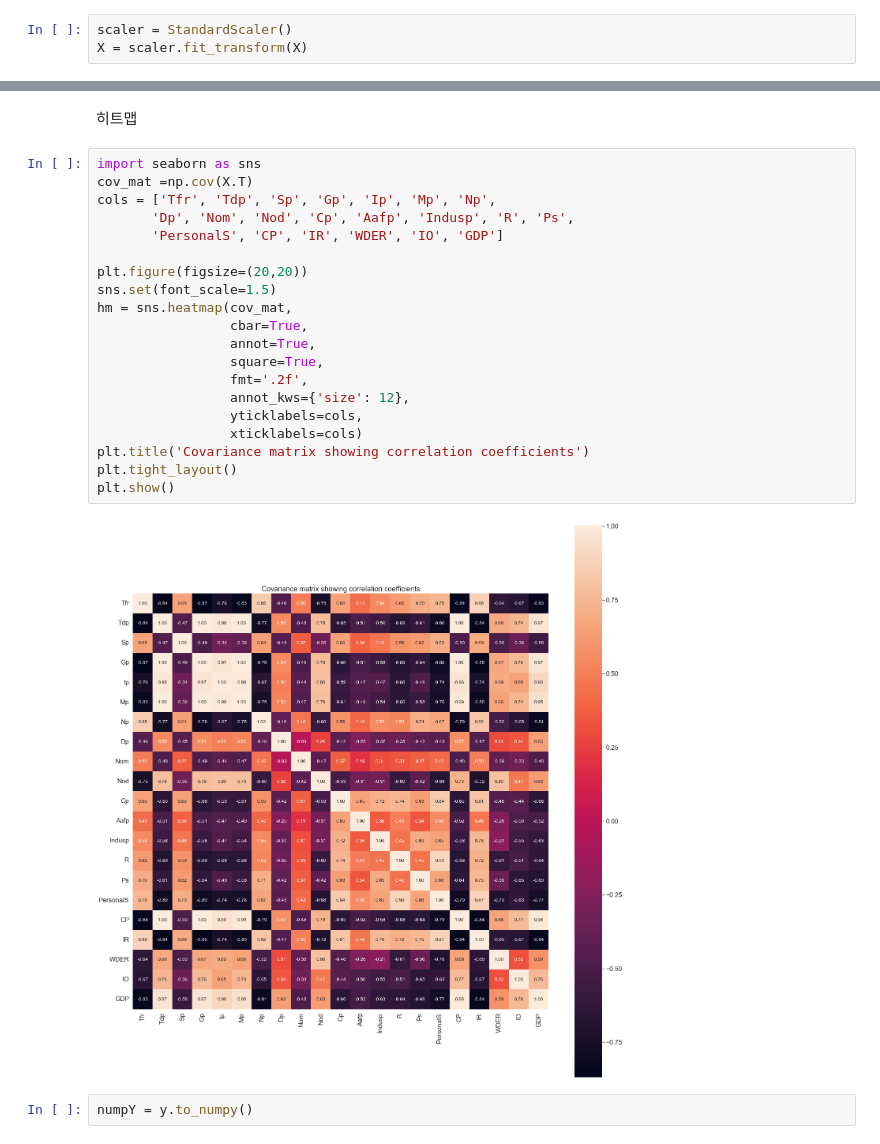
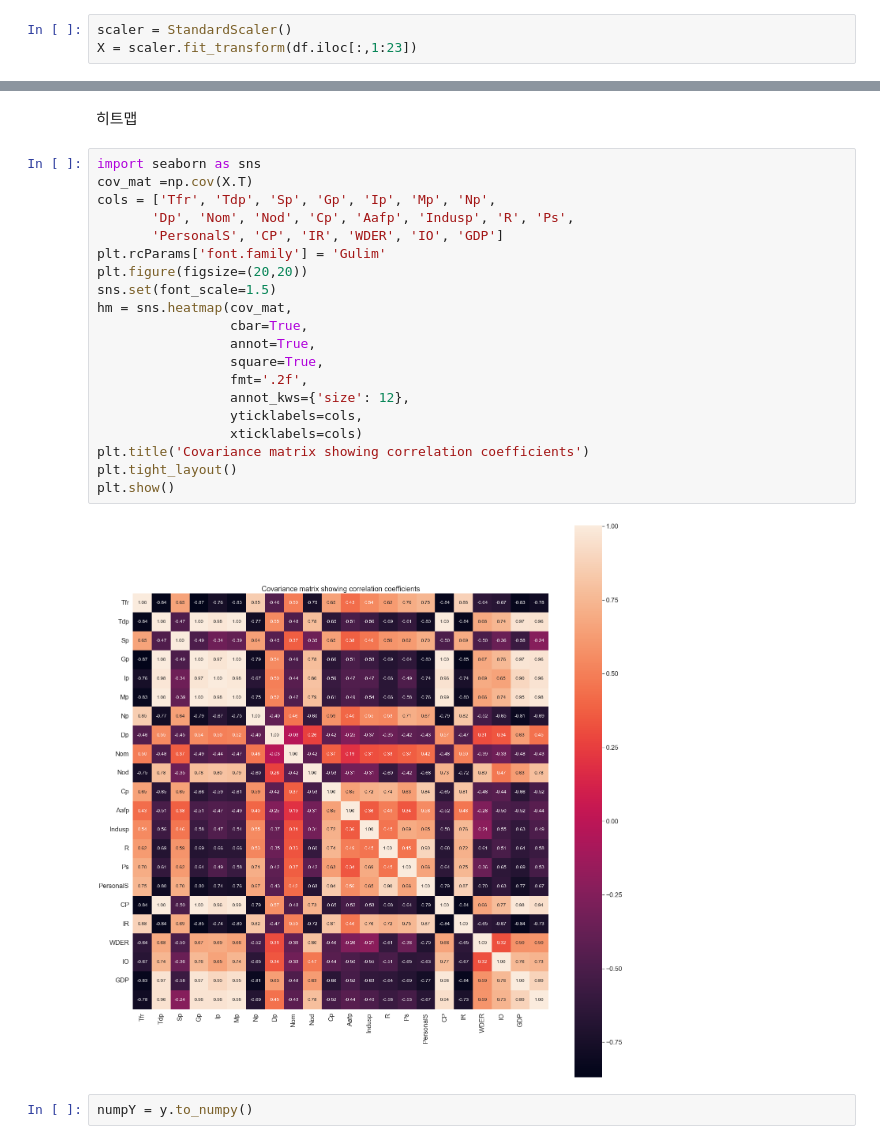
Before and after one commit to PYTHONLL-kang/activ, a Jupyter notebook: programs/basic/dnn/dnn.ipynb, the cells around one changed output, grey strips where cells are left out. Cells and saved outputs as stored; diff of their text form.

```diff
--- a/pra/dnn.ipynb
+++ b/programs/basic/dnn/dnn.ipynb
@@ -17,5 +13,5 @@ X = df.iloc[:,1:22]
 y = df.iloc[:,22:23]
 # %%
 scaler = StandardScaler()
-X = scaler.fit_transform(X)
+X = scaler.fit_transform(df.iloc[:,1:23])
 # %% [output]
@@ -25,25 +33,25 @@ NameError: name 'StandardScaler' is not defined
 # %%
 import seaborn as sns
 cov_mat =np.cov(X.T)
 cols = ['Tfr', 'Tdp', 'Sp', 'Gp', 'Ip', 'Mp', 'Np',
        'Dp', 'Nom', 'Nod', 'Cp', 'Aafp', 'Indusp', 'R', 'Ps',
        'PersonalS', 'CP', 'IR', 'WDER', 'IO', 'GDP']
-
+plt.rcParams['font.family'] = 'Gulim'
 plt.figure(figsize=(20,20))
 sns.set(font_scale=1.5)
 hm = sns.heatmap(cov_mat,
                  cbar=True,
                  annot=True,
                  square=True,
                  fmt='.2f',
                  annot_kws={'size': 12},
                  yticklabels=cols,
                  xticklabels=cols)
 plt.title('Covariance matrix showing correlation coefficients')
 plt.tight_layout()
 plt.show()
 # %% [output]
-[figure, old version]
+[figure, new version]
 # %%
 numpY = y.to_numpy()
 # %%
```
Also changed, not shown: parts of 2 cells of this notebook, 21 other files.
